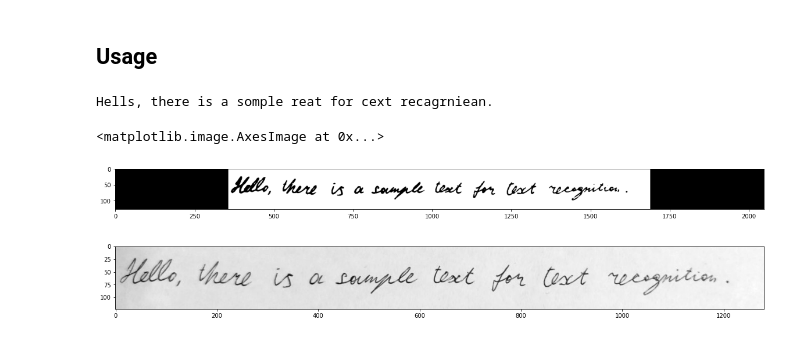
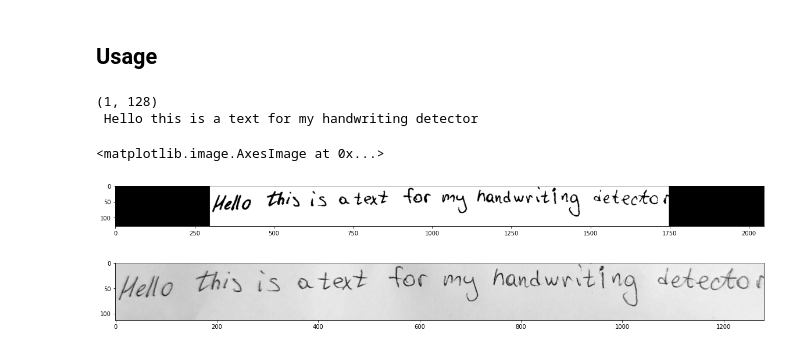
Before and after one commit to MaxMalts/Thesis, a Jupyter notebook: Handwriting_Recognition.ipynb, the cells around one changed output. Cells and saved outputs as stored; diff of their text form; code cells hidden in the pictures.

```diff
--- a/Handwriting_Recognition.ipynb
+++ b/Handwriting_Recognition.ipynb
@@ -295,7 +314,8 @@ image_height = 128
 #     return images
 
 def label_to_sequence(label):
-    label = char_to_num(tf.strings.unicode_split(label, input_encoding="UTF-8"))
+    label = char_num_map.char_to_num(tf.strings.unicode_split(label, input_encoding="UTF-8"))
+    # label = char_to_num(tf.strings.unicode_split(label, input_encoding="UTF-8"))
     length = tf.shape(label)[0]
 
     # if (max_len - length) % 2 != 0:
@@ -423,8 +443,10 @@ for images, labels in train_ds.take(1):
 
             label = labels[i]
             indices = tf.gather(label, tf.where(tf.math.not_equal(label, padding_token)))
+            indices = tf.squeeze(indices, [1])
 
-            label = tf.strings.reduce_join(num_to_char(indices))
+            label = tf.strings.reduce_join(char_num_map.num_to_char(indices))
+            # label = tf.strings.reduce_join(num_to_char(indices))
             label = label.numpy().decode("utf-8")
 
             ax[i // 2, i % 2].imshow(tf.reshape(img, (img.shape[0], img.shape[1])), cmap="gray")
@@ -461,17 +483,26 @@ class CTCLoss(tf.keras.losses.Loss):
 # %% [markdown]
 Defining CER metric:
 # %%
+error_token = -1
+
 def pred_batch_to_sequences(pred):
     input_length = tf.ones(tf.shape(pred)[0], dtype=tf.dtypes.int32) * tf.shape(pred)[1]
     return keras.backend.ctc_decode(pred, input_length=input_length, greedy=True)[0][0]
-    # return beam_search.compute(tf.transpose(pred, (1, 0, 2)))
+    # return tf.ragged.constant(beam_search.compute(tf.transpose(pred, (1, 0, 2)).numpy()), dtype=tf.int64).to_tensor(padding_token)
 
 
 def sequences_batch_to_words(sequences):
+    # lines = []
+    # for sequence in sequences:
+    #     unpadded = tf.boolean_mask(sequence, tf.where(sequence != padding_token, True, False))
+    #     cur_line = tf.strings.reduce_join(char_num_map.num_to_char(unpadded)).numpy().decode("utf-8")
+    #     lines.append(cur_line)
+
     lines = []
     for sequence in sequences:
-        sequence = tf.gather(sequence, tf.where(tf.math.not_equal(sequence, -1)))
-        sequence = tf.strings.reduce_join(num_to_char(sequence)).numpy().decode("utf-8")
+        sequence = tf.gather(sequence, tf.where(tf.math.not_equal(sequence, error_token)))
+        sequence = tf.reshape(sequence, [-1])
+        sequence = tf.strings.reduce_join(char_num_map.num_to_char(sequence)).numpy().decode("utf-8")
         lines.append(sequence)
 
     return lines
@@ -502,7 +533,7 @@ class CERMetric(tf.keras.metrics.Metric):
 
         return padded_batch
 
-    def get_cer(self, pred_decoded, y_true, error_token=-1):
+    def get_cer(self, pred_decoded, y_true):
         vocab_length = tf.cast(tf.shape(self.vocabulary)[0], tf.int64)
 
         valid_pred_indices = tf.less(pred_decoded, vocab_length)
@@ -595,8 +626,9 @@ def define_model():
         keras.layers.LSTM(256, return_sequences=True, dropout=0.2)
     )(x)
 
-    # two special tokens for CTC.
-    output = keras.layers.Dense(len(char_to_num.get_vocabulary()) + 2, activation="softmax")(x)
+    # one special token for CTC.
+    output = keras.layers.Dense(len(char_num_map.get_characters()) + 2, activation="softmax")(x)
+    # output = keras.layers.Dense(len(char_to_num.get_vocabulary()) + 1, activation="softmax")(x)
 
     model = keras.models.Model(inputs=[input_img], outputs=output)
 
@@ -706,16 +742,17 @@ We got sufficient accuracy for our service.
 # %% [markdown]
 ## Usage
 # %%
-img_path = '/home/MSMalcev/Thesis/test2.jpg' #f"{data_dir}/sentences/a05/a05-004/a05-004-s00-02.png"
+img_path = '/home/MSMalcev/Thesis/test5.jpg' #f"{data_dir}/sentences/a05/a05-004/a05-004-s00-02.png"
 
 model.load_weights('/home/MSMalcev/Thesis/model/model.h5')
 image = load_image(img_path)
 pred = predict_lines(tf.convert_to_tensor([image]))
 print(pred[0])
 plt.figure(figsize=(20, 4))
 plt.imshow(tf.reshape(image, (image.shape[0], image.shape[1])), cmap="gray")
 # %% [output]
-Hells, there is a somple reat for cext recagrniean.
+(1, 128)
+ Hello this is a text for my handwriting detector
 <matplotlib.image.AxesImage at 0x...>
-[figure, old version]
+[figure, new version]
-[figure, old version]
+[figure, new version]
```
Also changed, not shown: parts of 11 cells of this notebook, 1 other file.
